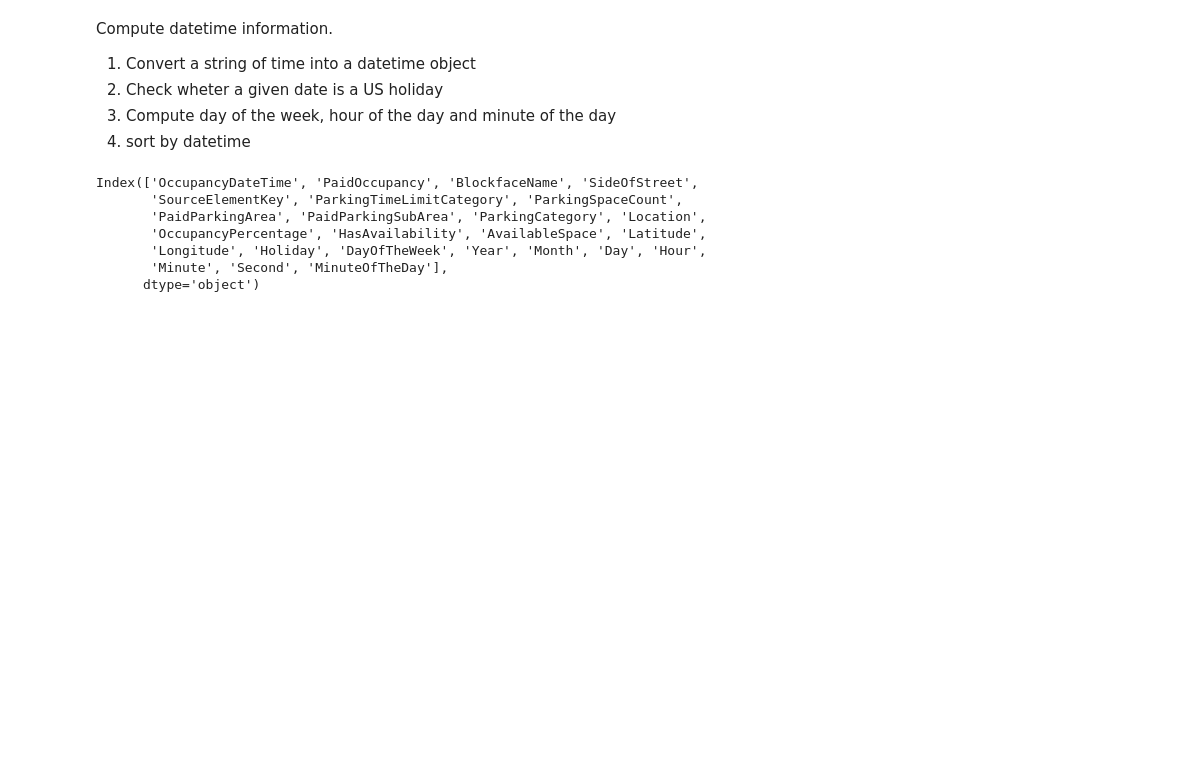
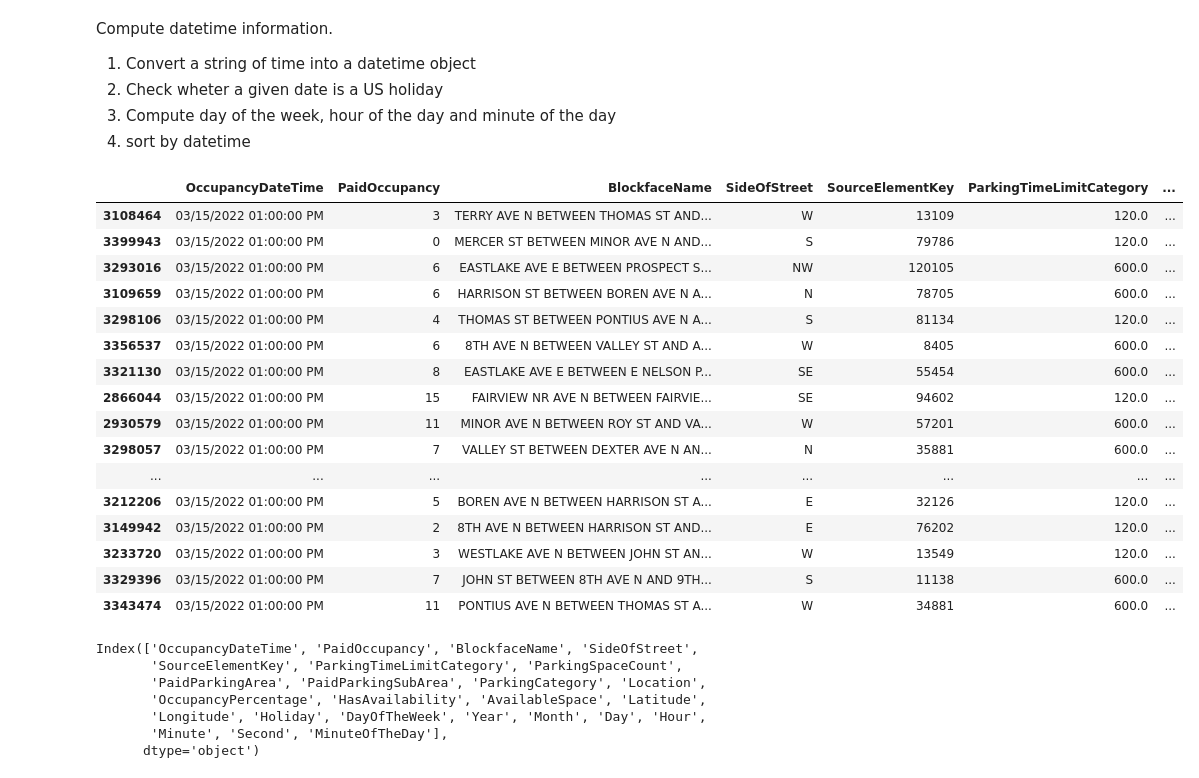
Before and after one commit to binhuiyun/cs6220-data-project, a Jupyter notebook: parking/data_cleaning.ipynb, the cells around one changed output. Cells and saved outputs as stored; diff of their text form; code cells hidden in the pictures; blank space fills up the shorter version.

```diff
--- a/parking/data_cleaning.ipynb
+++ b/parking/data_cleaning.ipynb
@@ -52,6 +52,26 @@ slu['MinuteOfTheDay'] = slu['Hour'] * 60 * 60 + slu['Minute']  * 60
 slu = slu.sort_values(by=['OccupancyDateTime'])
 # %%
 slu.to_csv('data/clean_data.csv', sep=',')
+# %%
+slu.head(30)
+# %% [output]
+|  | OccupancyDateTime | PaidOccupancy | BlockfaceName | SideOfStreet | SourceElementKey | ParkingTimeLimitCategory | ... |
+| 3108464 | 03/15/2022 01:00:00 PM | 3 | TERRY AVE N BETWEEN THOMAS ST AND... | W | 13109 | 120.0 | ... |
+| 3399943 | 03/15/2022 01:00:00 PM | 0 | MERCER ST BETWEEN MINOR AVE N AND... | S | 79786 | 120.0 | ... |
+| 3293016 | 03/15/2022 01:00:00 PM | 6 | EASTLAKE AVE E BETWEEN PROSPECT S... | NW | 120105 | 600.0 | ... |
+| 3109659 | 03/15/2022 01:00:00 PM | 6 | HARRISON ST BETWEEN BOREN AVE N A... | N | 78705 | 600.0 | ... |
+| 3298106 | 03/15/2022 01:00:00 PM | 4 | THOMAS ST BETWEEN PONTIUS AVE N A... | S | 81134 | 120.0 | ... |
+| 3356537 | 03/15/2022 01:00:00 PM | 6 | 8TH AVE N BETWEEN VALLEY ST AND A... | W | 8405 | 600.0 | ... |
+| 3321130 | 03/15/2022 01:00:00 PM | 8 | EASTLAKE AVE E BETWEEN E NELSON P... | SE | 55454 | 600.0 | ... |
+| 2866044 | 03/15/2022 01:00:00 PM | 15 | FAIRVIEW NR AVE N BETWEEN FAIRVIE... | SE | 94602 | 120.0 | ... |
+| 2930579 | 03/15/2022 01:00:00 PM | 11 | MINOR AVE N BETWEEN ROY ST AND VA... | W | 57201 | 600.0 | ... |
+| 3298057 | 03/15/2022 01:00:00 PM | 7 | VALLEY ST BETWEEN DEXTER AVE N AN... | N | 35881 | 600.0 | ... |
+| ... | ... | ... | ... | ... | ... | ... | ... |
+| 3212206 | 03/15/2022 01:00:00 PM | 5 | BOREN AVE N BETWEEN HARRISON ST A... | E | 32126 | 120.0 | ... |
+| 3149942 | 03/15/2022 01:00:00 PM | 2 | 8TH AVE N BETWEEN HARRISON ST AND... | E | 76202 | 120.0 | ... |
+| 3233720 | 03/15/2022 01:00:00 PM | 3 | WESTLAKE AVE N BETWEEN JOHN ST AN... | W | 13549 | 120.0 | ... |
+| 3329396 | 03/15/2022 01:00:00 PM | 7 | JOHN ST BETWEEN 8TH AVE N AND 9TH... | S | 11138 | 600.0 | ... |
+| 3343474 | 03/15/2022 01:00:00 PM | 11 | PONTIUS AVE N BETWEEN THOMAS ST A... | W | 34881 | 600.0 | ... |
 # %%
 slu.columns
 # %% [output]
```
Also changed, not shown: parts of 3 cells of this notebook.
